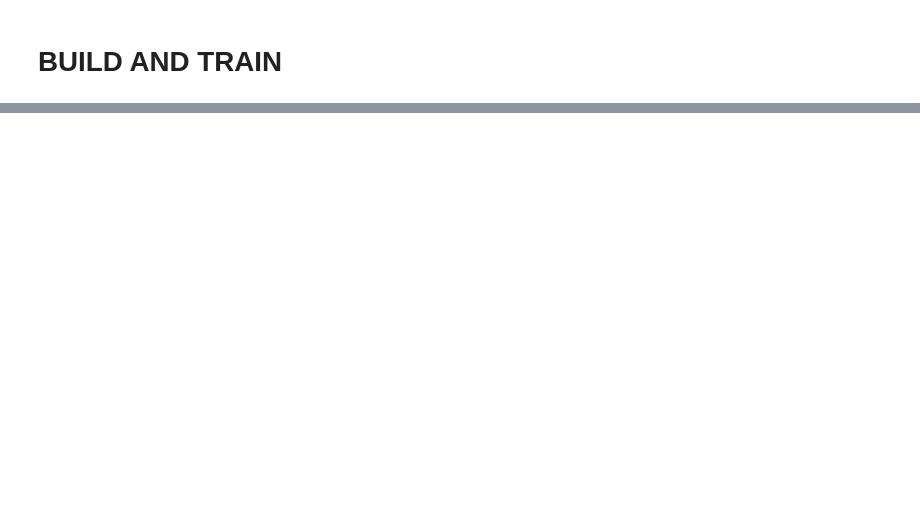
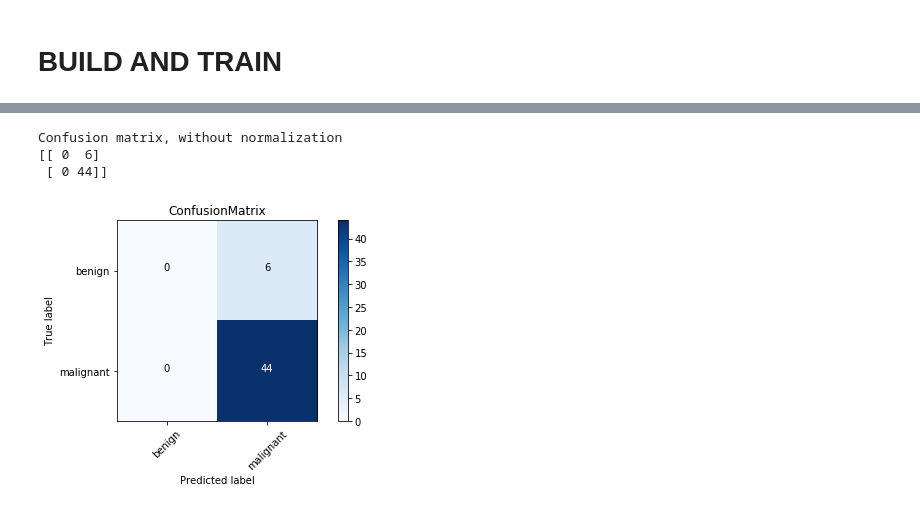
Before and after one commit to raroepke/Jevarah-Vision, a Jupyter notebook: MachineLearningModels/CNN/CleanedCNN.ipynb, the cells around one changed output, grey strips where cells are left out. Saved outputs shown, nothing was run; the diff lists cells and outputs as text; code cells hidden in the pictures; blank space fills up the shorter version.

```diff
--- a/MachineLearningModels/CNN/CleanedCNN.ipynb
+++ b/MachineLearningModels/CNN/CleanedCNN.ipynb
@@ -153 +150,10 @@ def plot_confusion_matrix(cm, classes,
+# %%
+#batch 2 (total 100)
+cm_plot_labels = ['benign','malignant']
+plot_confusion_matrix(cm,cm_plot_labels,title="ConfusionMatrix")
+# %% [output]
+Confusion matrix, without normalization
+[[ 0  6]
+ [ 0 44]]
+[figure, added]
 # %%
```
Also changed, not shown: parts of 11 cells of this notebook.
